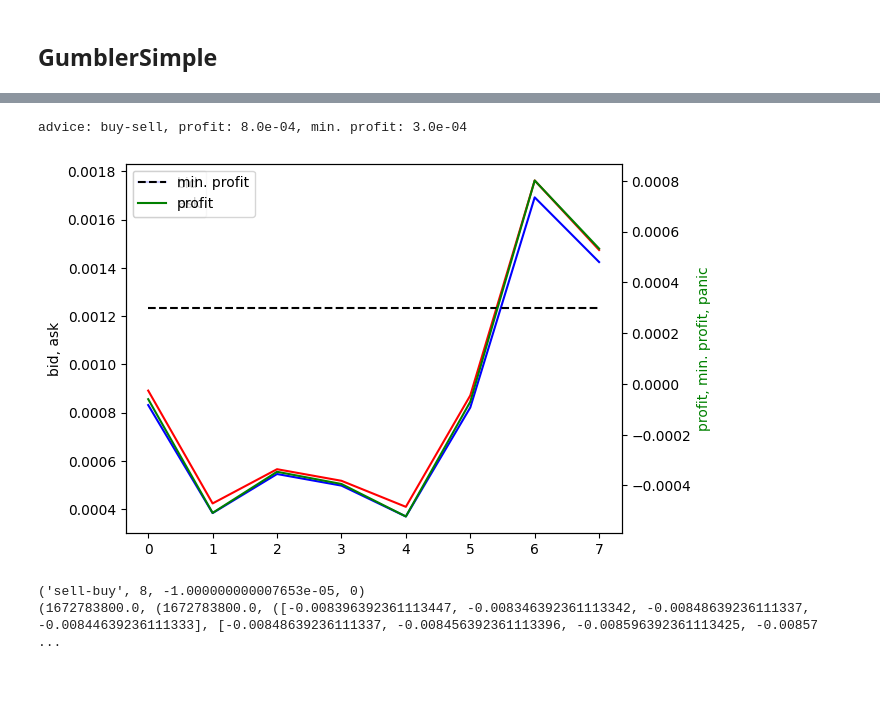
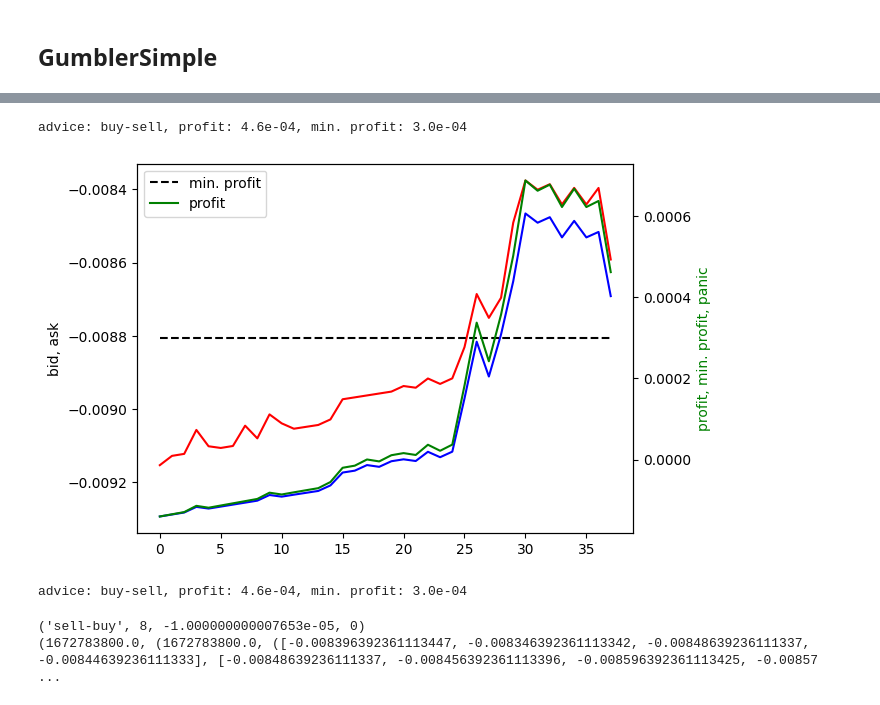
Before and after one commit to stefanzarembinski/szx81, a Jupyter notebook: src/forecast.ipynb, the cells around one changed output, grey strips where cells are left out. Drawn from its saved outputs; the diff is of its cells as text; code cells hidden in the pictures.

```diff
--- a/src/forecast.ipynb
+++ b/src/forecast.ipynb
@@ -160,4 +157,4 @@ _ = importlib.reload(gs)
 # %%
 hd.set_hist_data(data_count=None)
 forex_prov = hd.ForexProvider()
-oracle = fo.Oracle()
+oracle = fo.Oracle(hd.ForexProvider())
@@ -179,25 +161,9 @@ oracle.prediction(next(forex_prov))
-# %%
-while True:
-    timestamp_data = next(forex)
-    if timestamp_data[0] not in oracle.predictions():
-        continue
-
-    ask_price, bid_price = prices(timestamp_data)
-    advice, trans_time, panic, max_panic_time \
-                            = oracle.prediction(timestamp_data[0])
-
-    gumbler = gs.GumblerSimple(advice, forex)
-    profit = gumbler.gumble(ask_price, bid_price)
-
-    if profit is not None:
-        print(f'advice: {advice}, profit: {profit:.1e}' \
-                + f', min. profit: {gumbler.min_profit:.1e}')
-
-        gumbler.plot()
-        break
-# %% [output]
-advice: buy-sell, profit: 8.0e-04, min. profit: 3.0e-04
-[figure, removed]
+# %%
+g = gs.gambler(forex_prediction=oracle.prediction, plot=True)
+# %% [output]
+advice: buy-sell, profit: 4.6e-04, min. profit: 3.0e-04
+[figure, added]
+advice: buy-sell, profit: 4.6e-04, min. profit: 3.0e-04
 # %%
 forex = hd.ForexProvider()
 oracle = fo.Oracle()
```
Also changed, not shown: parts of 2 cells of this notebook, 3 other files.
